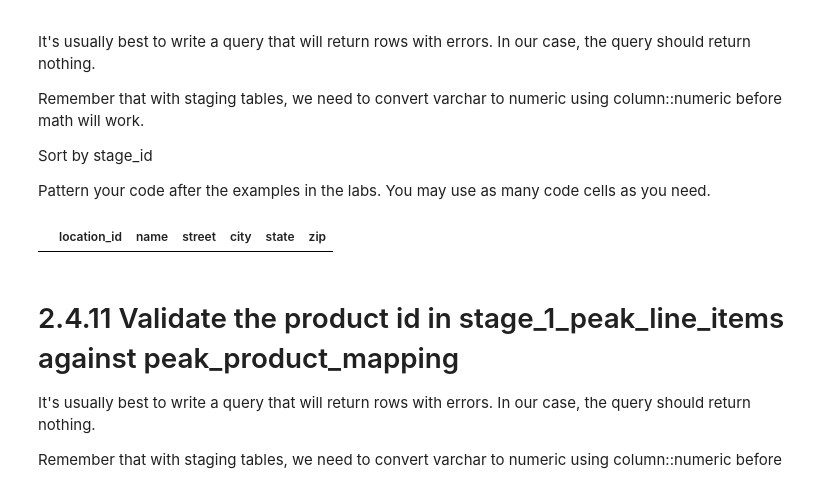
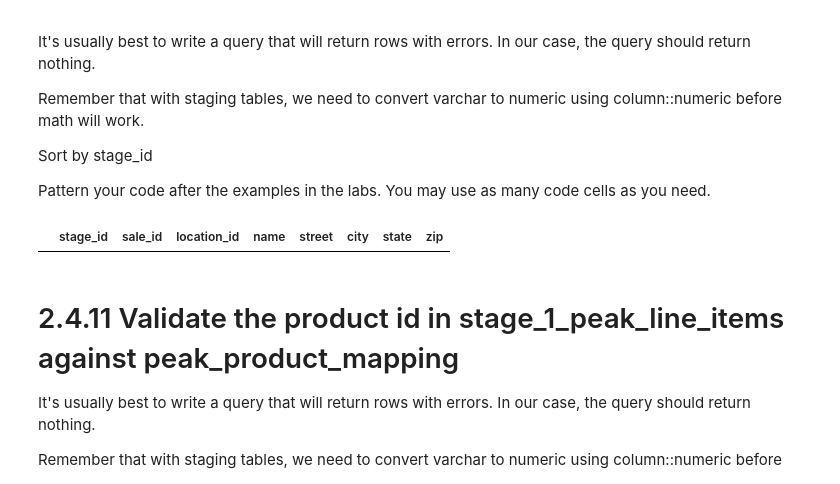
Before and after one commit to scabanela-ischool/Data_Engineering_Proj2_Tracking_User_Activity, a Jupyter notebook: project_2_4.ipynb, the cells around one changed output. Drawn from its saved outputs; the diff is of its cells as text; code cells hidden in the pictures.

Commit message:
Fixed 2.4.10 to include sort by stage_id

```diff
--- a/project_2_4.ipynb
+++ b/project_2_4.ipynb
@@ -411,21 +411,21 @@ Pattern your code after the examples in the labs.  You may use as many code cell
 # %%
 rollback_before_flag = True
 rollback_after_flag = True
 
 query  = """
 
-select location_id, name, street, city, state, zip
-from (select location_id, name, street, city, state, zip, count(*) as store_count
-    from stage_1_peak_stores
-    group by location_id, name, street, city, state, zip) as temp
-where store_count != (select count(*) from stage_1_peak_stores)
+select *
+from stage_1_peak_stores
+where (location_id, name, street, city, state, zip) !=
+    (select location_id, name, street, city, state, zip from stage_1_peak_stores limit 1)
+order by stage_id
 
 """
 
 
 my_select_query_pandas(query, rollback_before_flag, rollback_after_flag)
 # %% [output]
-|  | location_id | name | street | city | state | zip |
+|  | stage_id | sale_id | location_id | name | street | city | state | zip |
 # %% [markdown]
 # 2.4.11 Validate the product id in stage_1_peak_line_items against peak_product_mapping
 
```
